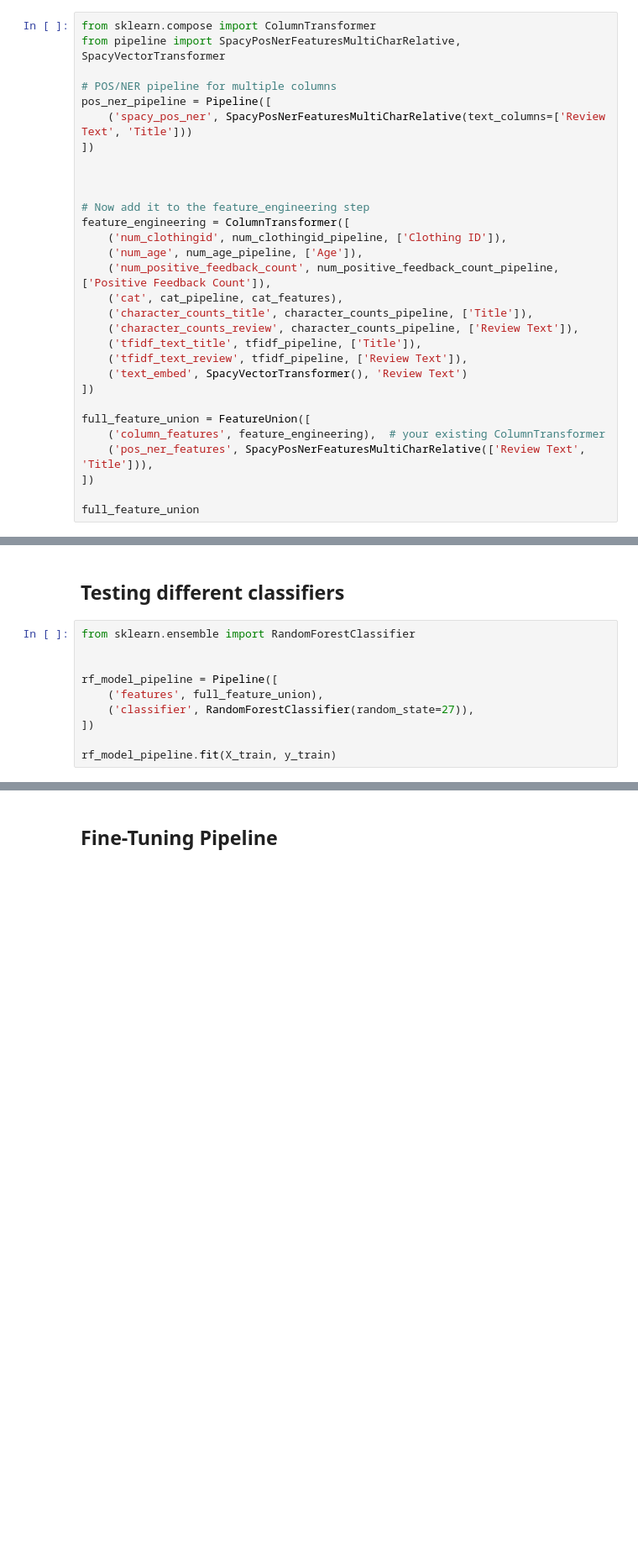
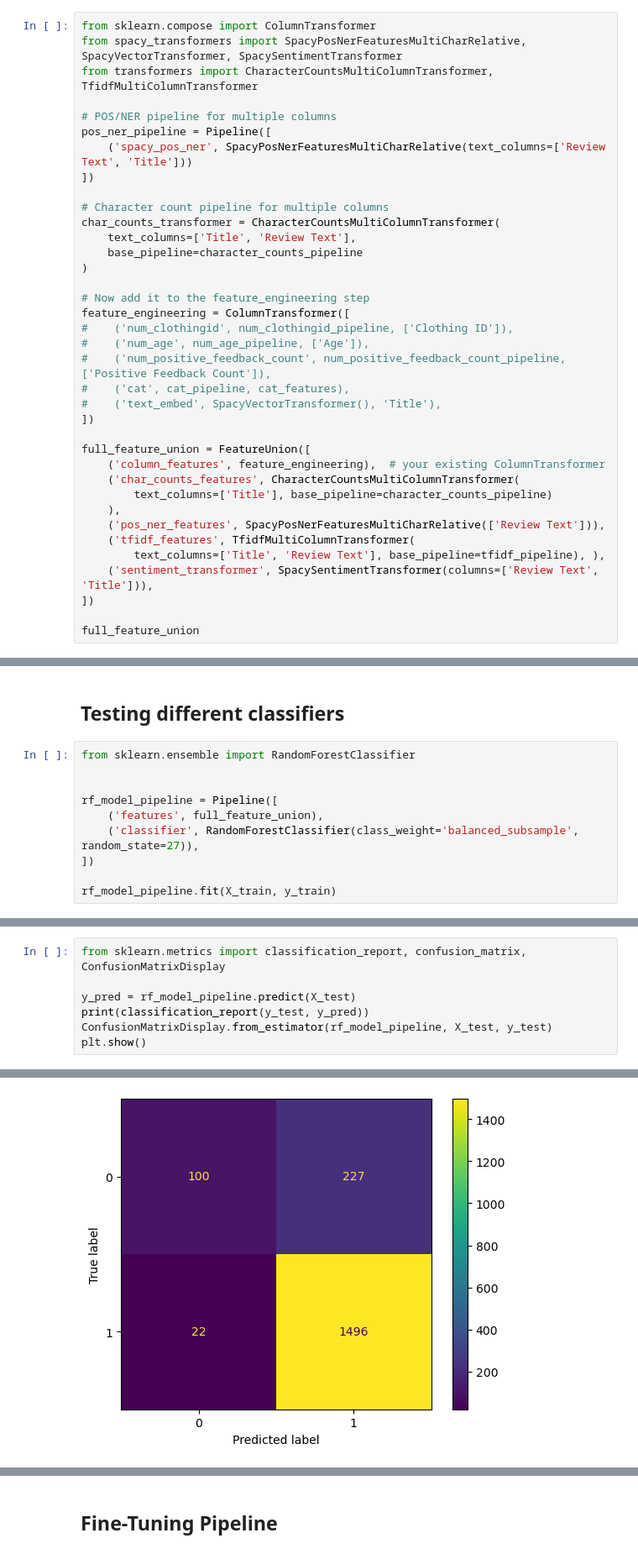
Before and after one commit to LucWill/fashion-forecasting, a Jupyter notebook: starter/starter.ipynb, the cells around one changed output, grey strips where cells are left out. Shown at 84% size. Saved outputs shown, nothing was run; the diff lists cells and outputs as text; blank space fills up the shorter version.

```diff
--- a/starter/starter.ipynb
+++ b/starter/starter.ipynb
@@ -583,30 +570,37 @@ tfidf_pipeline
 # %%
 from sklearn.compose import ColumnTransformer
-from pipeline import SpacyPosNerFeaturesMultiCharRelative, SpacyVectorTransformer
+from spacy_transformers import SpacyPosNerFeaturesMultiCharRelative, SpacyVectorTransformer, SpacySentimentTransformer
+from transformers import CharacterCountsMultiColumnTransformer, TfidfMultiColumnTransformer
 
 # POS/NER pipeline for multiple columns
 pos_ner_pipeline = Pipeline([
     ('spacy_pos_ner', SpacyPosNerFeaturesMultiCharRelative(text_columns=['Review Text', 'Title']))
 ])
 
-
+# Character count pipeline for multiple columns
+char_counts_transformer = CharacterCountsMultiColumnTransformer(
+    text_columns=['Title', 'Review Text'],
+    base_pipeline=character_counts_pipeline
+)
 
 # Now add it to the feature_engineering step
 feature_engineering = ColumnTransformer([
-    ('num_clothingid', num_clothingid_pipeline, ['Clothing ID']),
-    ('num_age', num_age_pipeline, ['Age']),
-    ('num_positive_feedback_count', num_positive_feedback_count_pipeline, ['Positive Feedback Count']),
-    ('cat', cat_pipeline, cat_features),
-    ('character_counts_title', character_counts_pipeline, ['Title']),
-    ('character_counts_review', character_counts_pipeline, ['Review Text']),
-    ('tfidf_text_title', tfidf_pipeline, ['Title']),
-    ('tfidf_text_review', tfidf_pipeline, ['Review Text']),
-    ('text_embed', SpacyVectorTransformer(), 'Review Text')
+#    ('num_clothingid', num_clothingid_pipeline, ['Clothing ID']),
+#    ('num_age', num_age_pipeline, ['Age']),
+#    ('num_positive_feedback_count', num_positive_feedback_count_pipeline, ['Positive Feedback Count']),
+#    ('cat', cat_pipeline, cat_features),
+#    ('text_embed', SpacyVectorTransformer(), 'Title'),
 ])
 
 full_feature_union = FeatureUnion([
     ('column_features', feature_engineering),  # your existing ColumnTransformer
-    ('pos_ner_features', SpacyPosNerFeaturesMultiCharRelative(['Review Text', 'Title'])),
+    ('char_counts_features', CharacterCountsMultiColumnTransformer(
+        text_columns=['Title'], base_pipeline=character_counts_pipeline)
+    ),
+    ('pos_ner_features', SpacyPosNerFeaturesMultiCharRelative(['Review Text'])),
+    ('tfidf_features', TfidfMultiColumnTransformer(
+        text_columns=['Title', 'Review Text'], base_pipeline=tfidf_pipeline), ),
+    ('sentiment_transformer', SpacySentimentTransformer(columns=['Review Text', 'Title'])),
 ])
 
 full_feature_union
@@ -618,7 +630,7 @@ from sklearn.ensemble import RandomForestClassifier
 
 rf_model_pipeline = Pipeline([
     ('features', full_feature_union),
-    ('classifier', RandomForestClassifier(random_state=27)),
+    ('classifier', RandomForestClassifier(class_weight='balanced_subsample', random_state=27)),
 ])
 
 rf_model_pipeline.fit(X_train, y_train)
@@ -635,0 +668,8 @@ print('Accuracy:', accuracy_forest_pipeline)
+# %%
+from sklearn.metrics import classification_report, confusion_matrix, ConfusionMatrixDisplay
+
+y_pred = rf_model_pipeline.predict(X_test)
+print(classification_report(y_test, y_pred))
+ConfusionMatrixDisplay.from_estimator(rf_model_pipeline, X_test, y_test)
+plt.show()
+# %% [output]
@@ -635,0 +684 @@ print('Accuracy:', accuracy_forest_pipeline)
+[figure, added]
```
Also changed, not shown: parts of 46 cells of this notebook, 3 other files.
